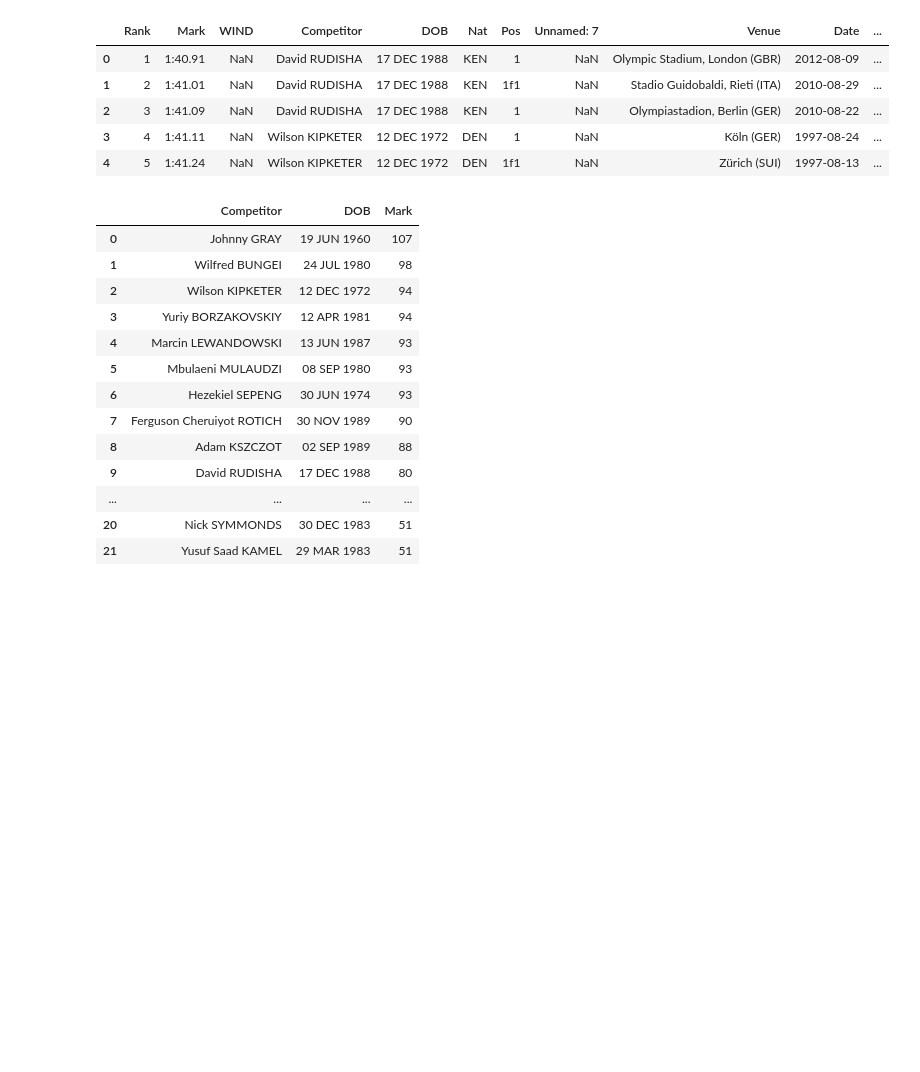
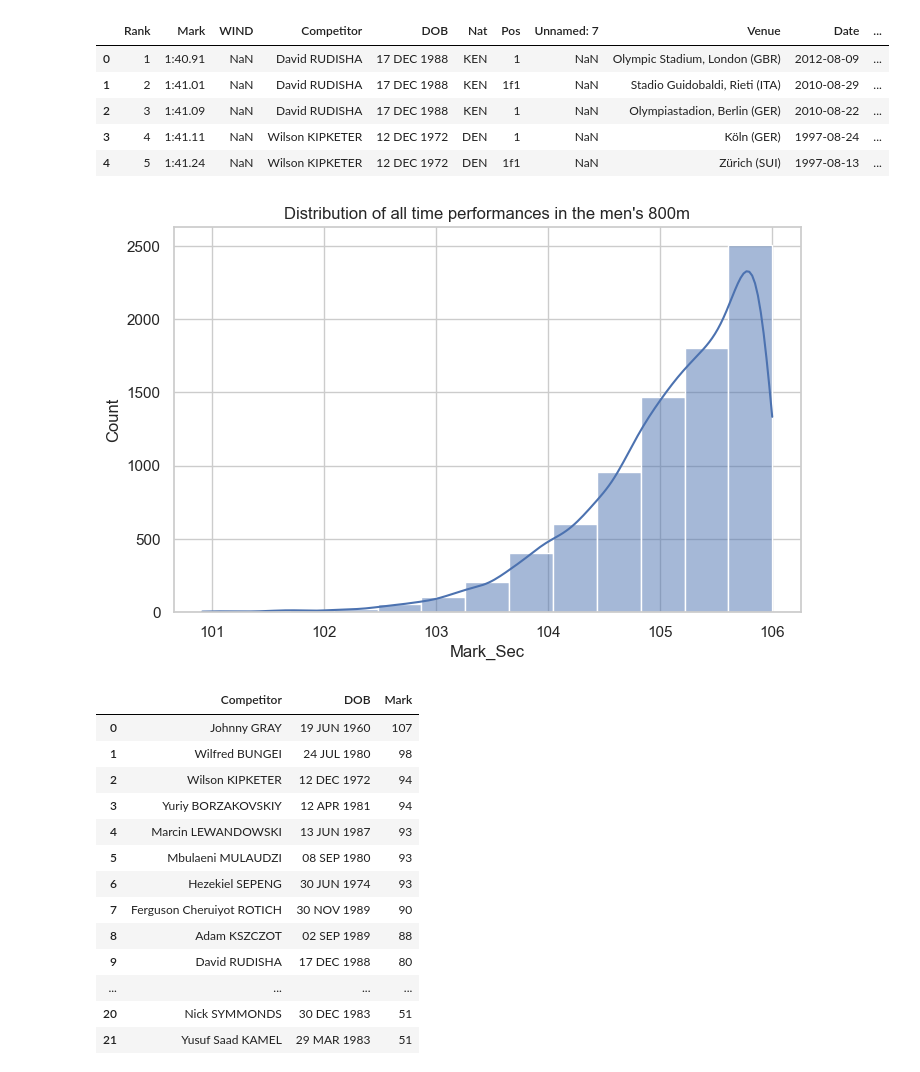
Before and after one commit to mitchellggreenhalgh/world-athletics-analysis, a Jupyter notebook: 800m_analysis.ipynb, the cells around one changed output. Cells and saved outputs as stored; diff of their text form; code cells hidden in the pictures; blank space fills up the shorter version.

```diff
--- a/800m_analysis.ipynb
+++ b/800m_analysis.ipynb
@@ -64,9 +149,10 @@ def download_all_time_800m(sex: str = 'men', pages: int = 82, export: bool = Fal
 # %% [markdown]
 ### All Time Men's Performances
 # %%
-all_time_men = download_all_time_800m(pages=82, export=True)
+# all_time_men = download_all_time_800m(pages=82, export=True)
+all_time_men = pd.read_csv('data/all_time_men_800m.csv')
 # %%
-all_time_men['Date'] = pd.to_datetime(all_time_men['Date'], format='%d %b %Y')
+all_time_men['Date'] = pd.to_datetime(all_time_men['Date'], format='%Y-%m-%d')
 all_time_men['Year'] = all_time_men['Date'].dt.year
 all_time_men['Mark_Sec'] = all_time_men['Mark'].apply(lambda row: 60. + float(row.split(':')[1]))
 all_time_men.head()
@@ -77,6 +163,16 @@ all_time_men.head()
 | 2 | 3 | 1:41.09 | NaN | David RUDISHA | 17 DEC 1988 | KEN | 1 | NaN | Olympiastadion, Berlin (GER) | 2010-08-22 | ... |
 | 3 | 4 | 1:41.11 | NaN | Wilson KIPKETER | 12 DEC 1972 | DEN | 1 | NaN | Köln (GER) | 1997-08-24 | ... |
 | 4 | 5 | 1:41.24 | NaN | Wilson KIPKETER | 12 DEC 1972 | DEN | 1f1 | NaN | Zürich (SUI) | 1997-08-13 | ... |
+# %%
+plt.figure(figsize=(5*1.618, 5))
+sns.histplot(all_time_men,
+             x='Mark_Sec',
+             bins=int(np.ceil(np.log2(len(all_time_men) + 1))),
+             kde=True)
+plt.title("Distribution of all time performances in the men's 800m")
+plt.show()
+# %% [output]
+[figure, added]
 # %%
 # Most <= 1:46.00 Performances
 all_time_men \
```
Also changed, not shown: parts of 21 cells of this notebook, 4 other files.
